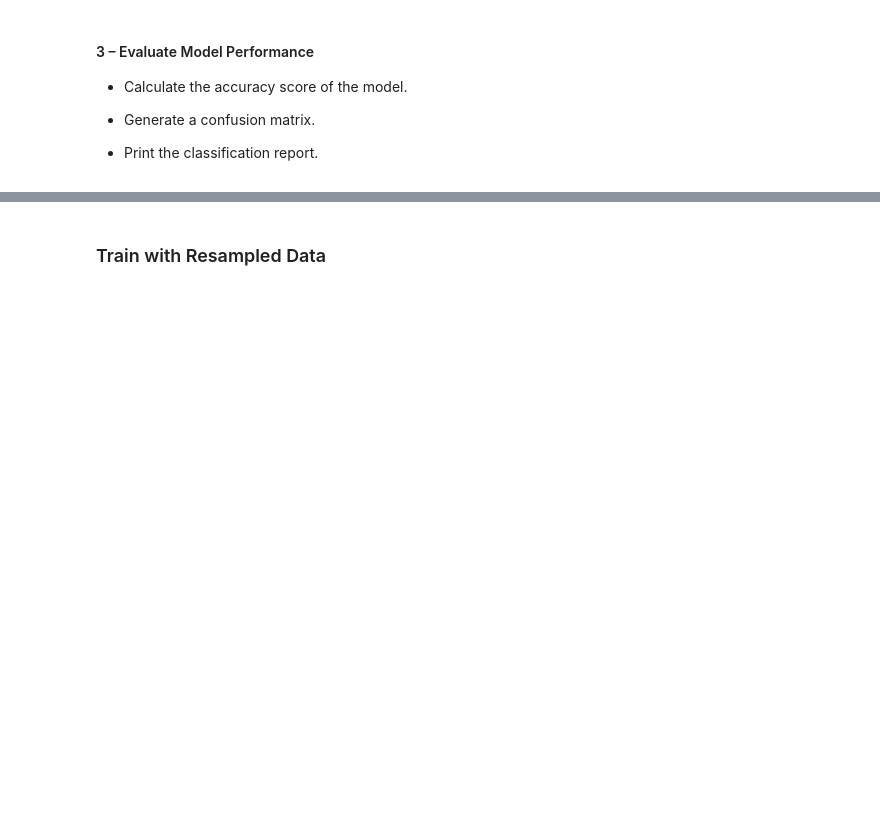
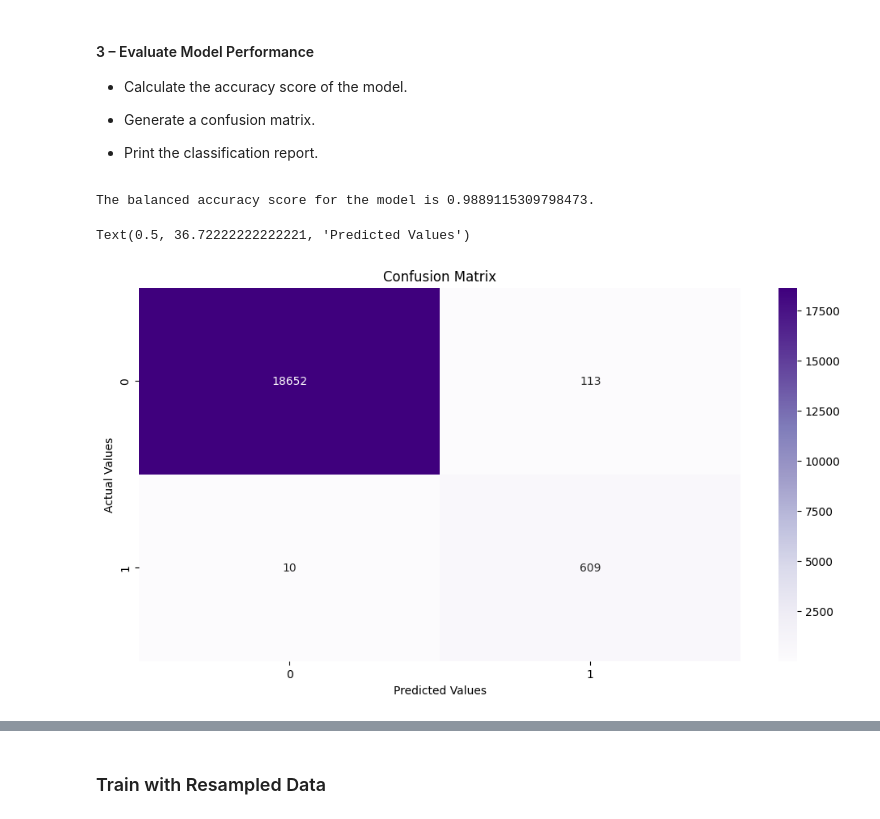
Before and after one commit to dlevy-engineer/credit-risk-classification, a Jupyter notebook: Credit_Risk/credit_risk_classification.ipynb, the cells around one changed output, grey strips where cells are left out. Saved outputs shown, nothing was run; the diff lists cells and outputs as text; code cells hidden in the pictures; blank space fills up the shorter version.

Commit message:
Completed analysis of logisitc regression model trained on original data.

```diff
--- a/Credit_Risk/credit_risk_classification.ipynb
+++ b/Credit_Risk/credit_risk_classification.ipynb
@@ -89,6 +91,17 @@ X_train shape: (58152, 7)
 X_test shape: (19384, 7)
 y_train shape: (58152,)
 y_test shape: (19384,)
+# %%
+# import StandardScaler
+from sklearn.preprocessing import StandardScaler
+
+# fit a scaler to the training data
+scaler = StandardScaler()
+X_scaler = scaler.fit(X_train)
+
+# transform the training and testing feature matrices
+X_train_scaled = X_scaler.transform(X_train)
+X_test_scaled = X_scaler.transform(X_test)
 # %% [markdown]
 ## Train and Test a Logistic Regression Model
 # %% [markdown]
@@ -102,5 +115,7 @@ from sklearn.linear_model import LogisticRegression
 
 # instantiate a logistic regression model
 # assign a random_state of 1
+classifier = LogisticRegression(random_state=1)
 
 # fit the model to training data
+classifier.fit(X_train_scaled, y_train)
@@ -108,7 +125,8 @@ from sklearn.linear_model import LogisticRegression
 #### 2 – Predict Against the Testing Set
 Save predictions on the testing data labels using the testing feature data, `X_test`, and the fitted model:
 # %%
-# make a prediction against the testing data
+# make predictions against the testing data
+y_pred = classifier.predict(X_test_scaled)
 # %% [markdown]
 #### 3 – Evaluate Model Performance
 
@@ -119,3 +137,7 @@ Save predictions on the testing data labels using the testing feature data, `X_t
 * Print the classification report.
 # %%
 # print the `balanced_accuracy`` score of the model
+test_acc = balanced_accuracy_score(y_test, y_pred)
+print(f'The balanced accuracy score for the model is {test_acc}.')
+# %% [output]
+The balanced accuracy score for the model is 0.9889115309798473.
@@ -124,2 +144,14 @@ Save predictions on the testing data labels using the testing feature data, `X_t
+# %%
+# generate a confusion matrix for the model
+con_mat = confusion_matrix(y_test, y_pred)
+
+plt.figure(figsize=(12,6))
+plt.title('Confusion Matrix')
+sns.heatmap(con_mat, annot=True,fmt='d', cmap='Purples')
+plt.ylabel('Actual Values')
+plt.xlabel('Predicted Values')
+# %% [output]
+Text(0.5, 36.72222222222221, 'Predicted Values')
+[figure, added]
 # %%
 # print the classification report for the model
```
Also changed, not shown: parts of 6 cells of this notebook.
